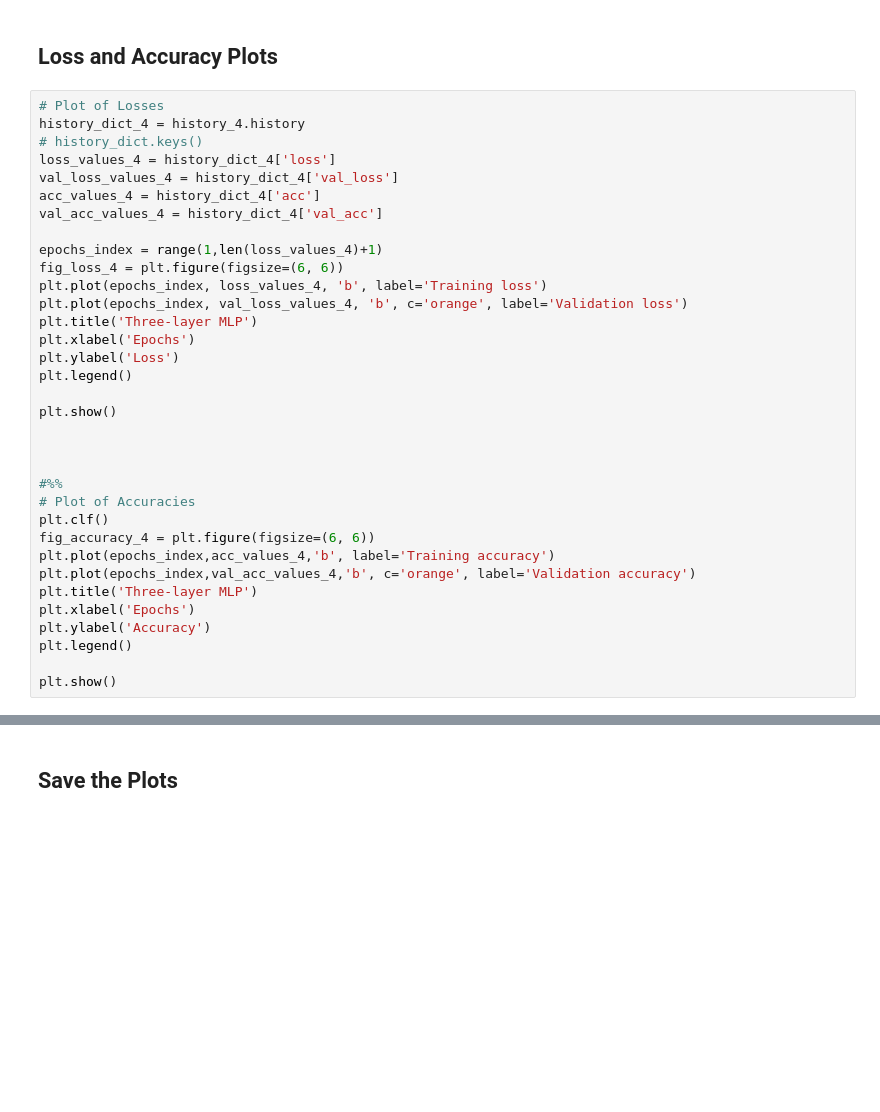
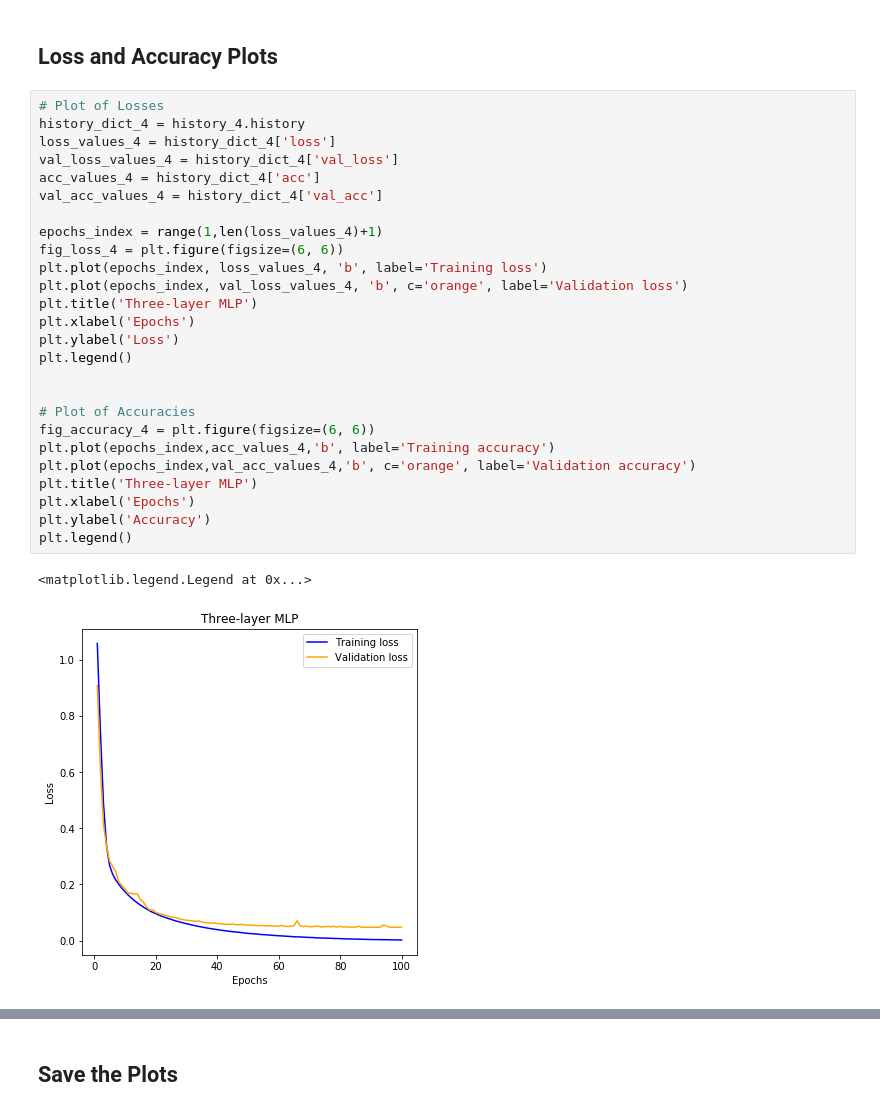
Before and after one commit to timlautk/BCD-for-DNNs, a Jupyter notebook: Keras/MNIST MLP Experiments.ipynb, the cells around one changed output, grey strips where cells are left out. Saved outputs shown, nothing was run; the diff lists cells and outputs as text; blank space fills up the shorter version.

```diff
--- a/Keras/MNIST MLP Experiments.ipynb
+++ b/Keras/MNIST MLP Experiments.ipynb
@@ -396,34 +498,29 @@ print('Test accuracy:', score_4[1])
 # %%
 # Plot of Losses
 history_dict_4 = history_4.history
-# history_dict.keys()
 loss_values_4 = history_dict_4['loss']
 val_loss_values_4 = history_dict_4['val_loss']
 acc_values_4 = history_dict_4['acc']
 val_acc_values_4 = history_dict_4['val_acc']
 
 epochs_index = range(1,len(loss_values_4)+1)
 fig_loss_4 = plt.figure(figsize=(6, 6))
 plt.plot(epochs_index, loss_values_4, 'b', label='Training loss')
 plt.plot(epochs_index, val_loss_values_4, 'b', c='orange', label='Validation loss')
 plt.title('Three-layer MLP')
 plt.xlabel('Epochs')
 plt.ylabel('Loss')
 plt.legend()
 
-plt.show()
 
-
-
-#%%
 # Plot of Accuracies
-plt.clf()
 fig_accuracy_4 = plt.figure(figsize=(6, 6))
 plt.plot(epochs_index,acc_values_4,'b', label='Training accuracy')
 plt.plot(epochs_index,val_acc_values_4,'b', c='orange', label='Validation accuracy')
 plt.title('Three-layer MLP')
 plt.xlabel('Epochs')
 plt.ylabel('Accuracy')
 plt.legend()
-
-plt.show()
+# %% [output]
+<matplotlib.legend.Legend at 0x...>
+[figure, added]
```
Also changed, not shown: parts of 14 cells of this notebook.
